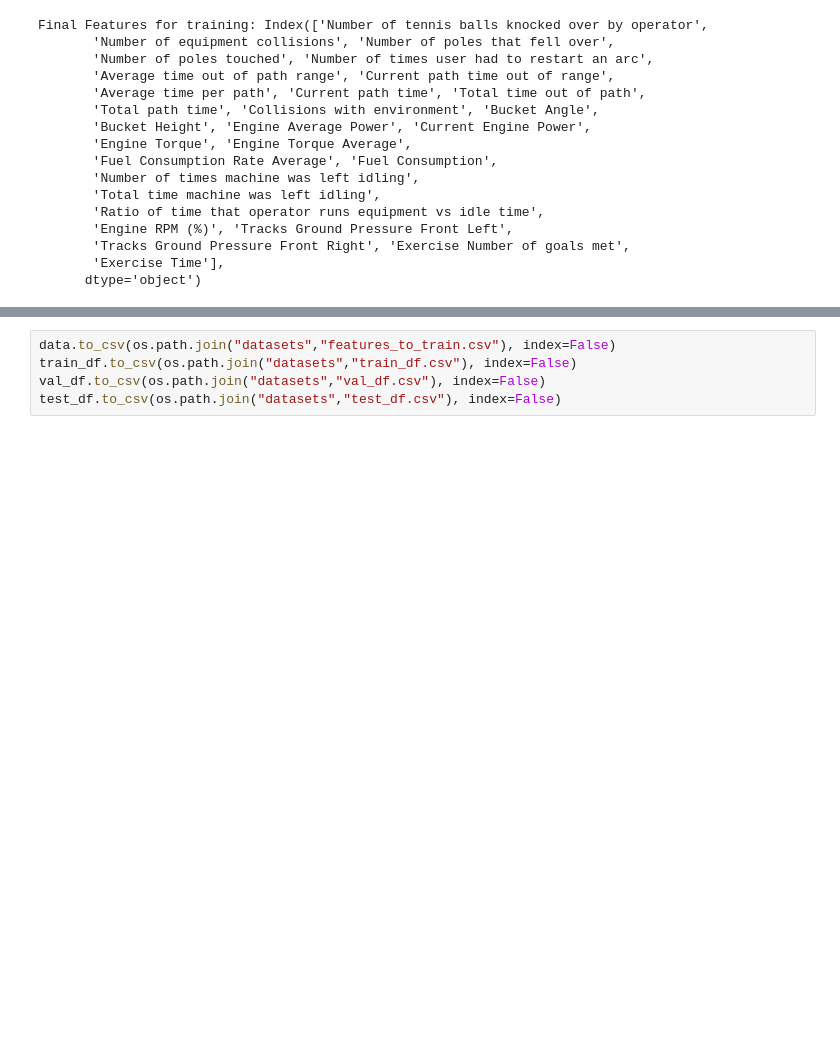
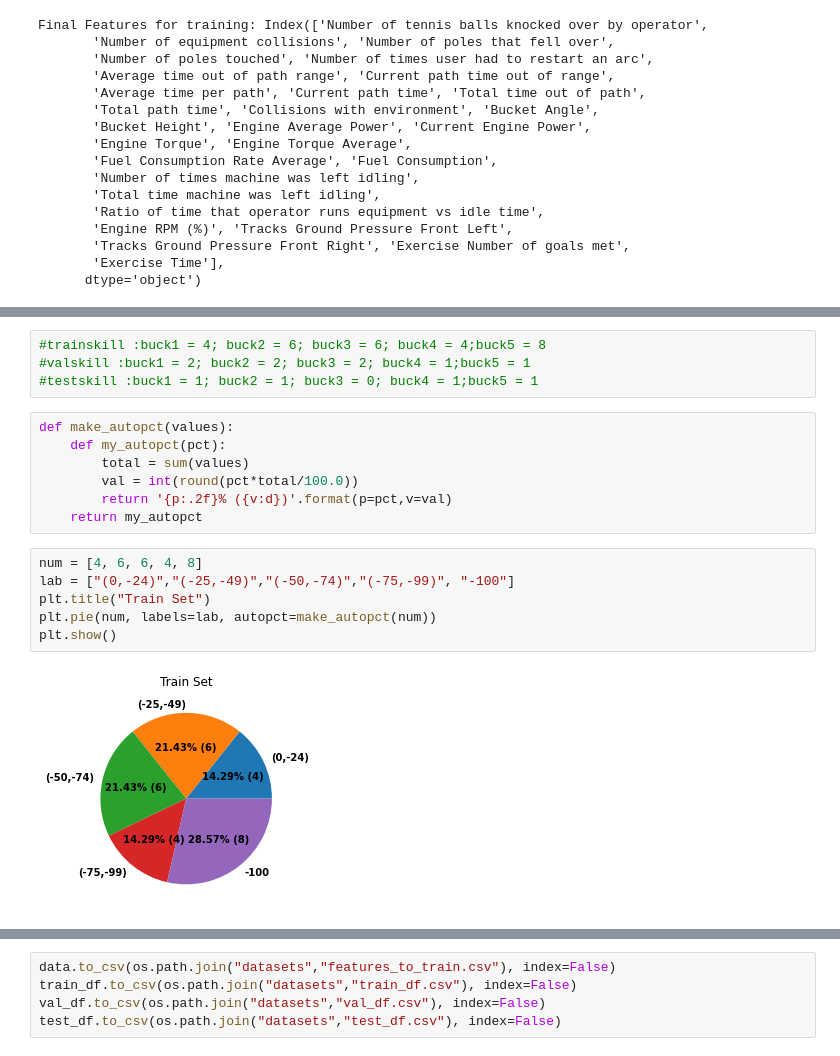
Before and after one commit to pranavAL/InvRL_Auto-Evaluate, a Jupyter notebook: EDA.ipynb, the cells around one changed output, grey strips where cells are left out. Drawn from its saved outputs; the diff is of its cells as text; blank space fills up the shorter version.

```diff
--- a/EDA.ipynb
+++ b/EDA.ipynb
@@ -264,0 +299,19 @@ test_df = create_dataset(test_sess, test_df)
+# %%
+#trainskill :buck1 = 4; buck2 = 6; buck3 = 6; buck4 = 4;buck5 = 8
+#valskill :buck1 = 2; buck2 = 2; buck3 = 2; buck4 = 1;buck5 = 1
+#testskill :buck1 = 1; buck2 = 1; buck3 = 0; buck4 = 1;buck5 = 1
+# %%
+def make_autopct(values):
+    def my_autopct(pct):
+        total = sum(values)
+        val = int(round(pct*total/100.0))
+        return '{p:.2f}% ({v:d})'.format(p=pct,v=val)
+    return my_autopct
+# %%
+num = [4, 6, 6, 4, 8]
+lab = ["(0,-24)","(-25,-49)","(-50,-74)","(-75,-99)", "-100"]
+plt.title("Train Set")
+plt.pie(num, labels=lab, autopct=make_autopct(num))
+plt.show()
+# %% [output]
+[figure, added]
```
Also changed, not shown: parts of 5 cells of this notebook, 21 other files.
